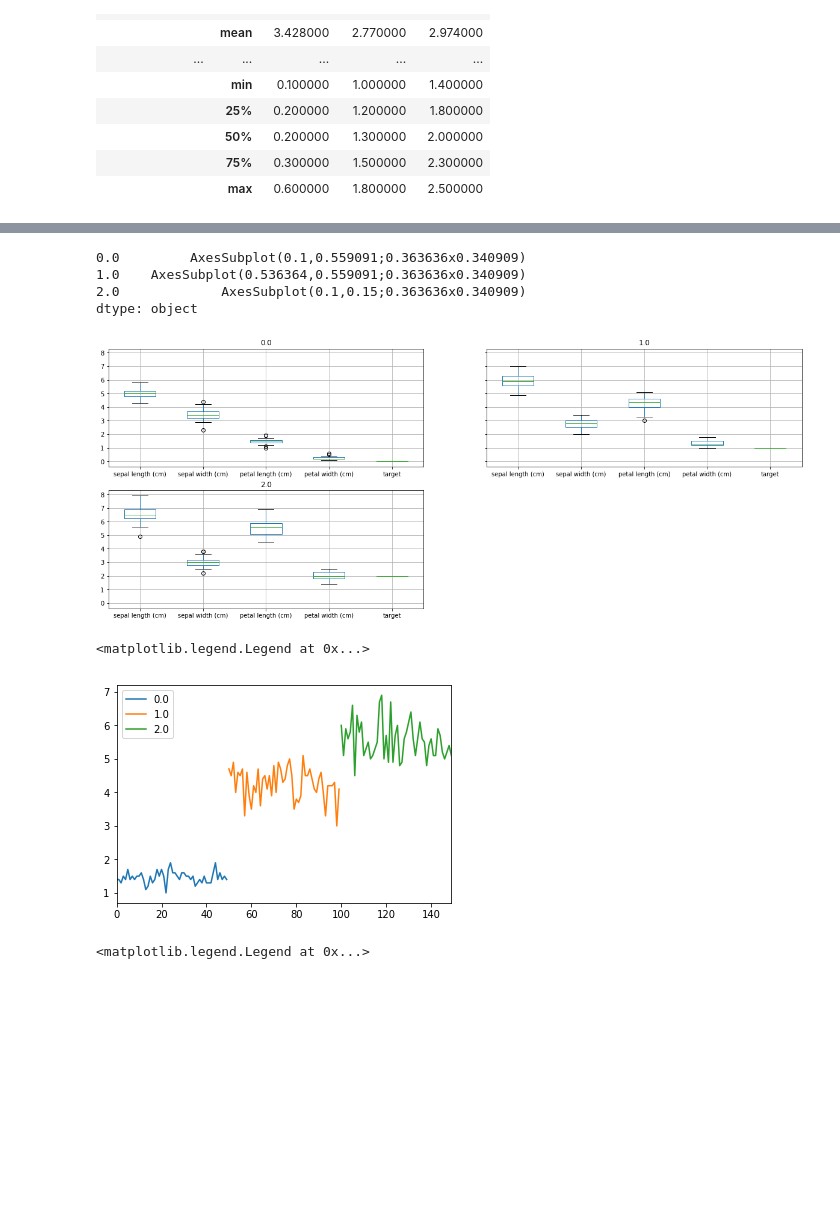
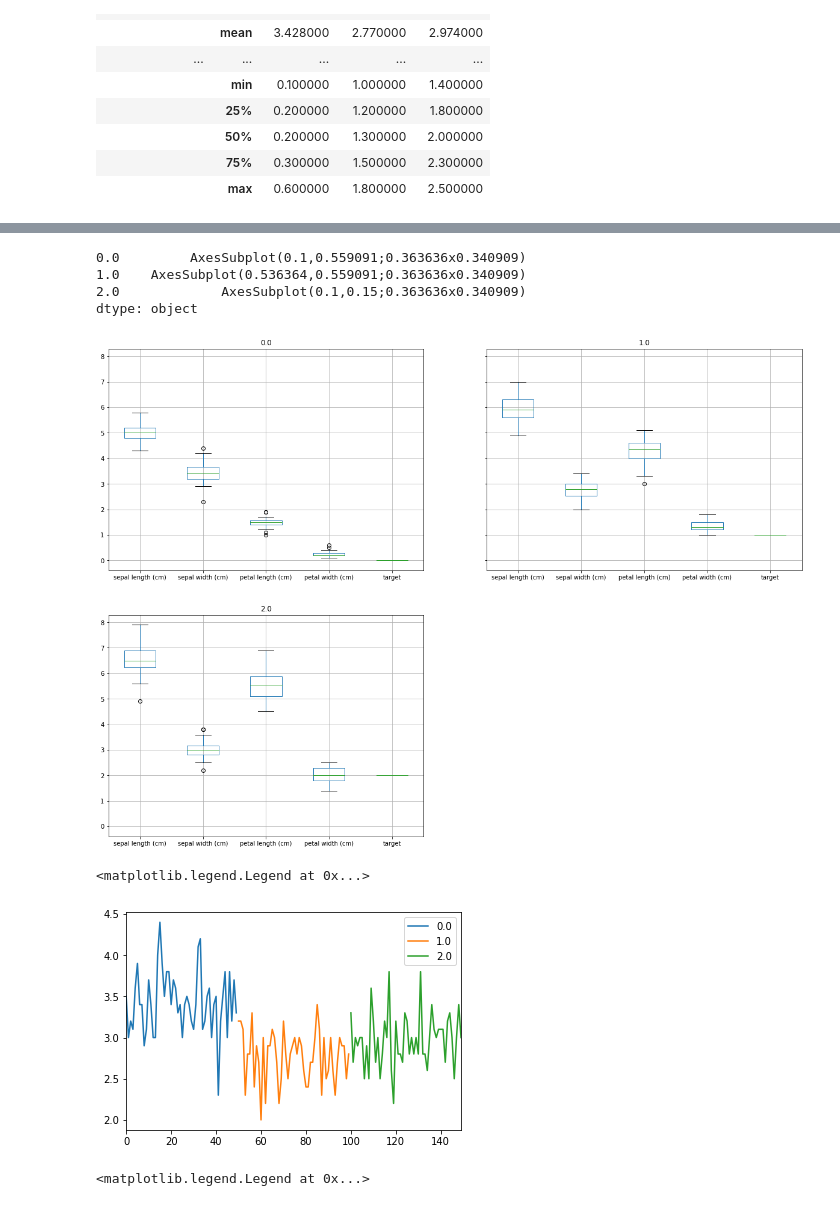
Before and after one commit to Rbiasuz/old_stuff, a Jupyter notebook: 1 Aulas Data Science/2 - Data Science Tool Kit/Pandas/Pandas Part 4 - Agrupar e Concatenar.ipynb, the cells around one changed output, grey strips where cells are left out. Drawn from its saved outputs; the diff is of its cells as text; code cells hidden in the pictures; blank space fills up the shorter version.

```diff
--- a/1 Aulas Data Science/2 - Data Science Tool Kit/Pandas/Pandas Part 4 - Agrupar e Concatenar.ipynb
+++ b/1 Aulas Data Science/2 - Data Science Tool Kit/Pandas/Pandas Part 4 - Agrupar e Concatenar.ipynb
@@ -100,19 +119,19 @@ agrupamento.describe().T
 # %%
 import matplotlib.pyplot as plt
 %matplotlib inline
-agrupamento.boxplot(figsize=(20,8))
+agrupamento.boxplot(figsize=(20,15))
 # %% [output]
 0.0         AxesSubplot(0.1,0.559091;0.363636x0.340909)
 1.0    AxesSubplot(0.536364,0.559091;0.363636x0.340909)
 2.0             AxesSubplot(0.1,0.15;0.363636x0.340909)
 dtype: object
-[figure, old version]
+[figure, new version]
 # %%
-agrupamento['petal length (cm)'].plot()
+agrupamento['sepal width (cm)'].plot()
 plt.legend()
 # %% [output]
 <matplotlib.legend.Legend at 0x...>
-[figure, old version]
+[figure, new version]
 # %%
 agrupamento['sepal length (cm)'].plot()
 plt.legend()
```
Also changed, not shown: parts of 6 cells of this notebook, 1 other file.
